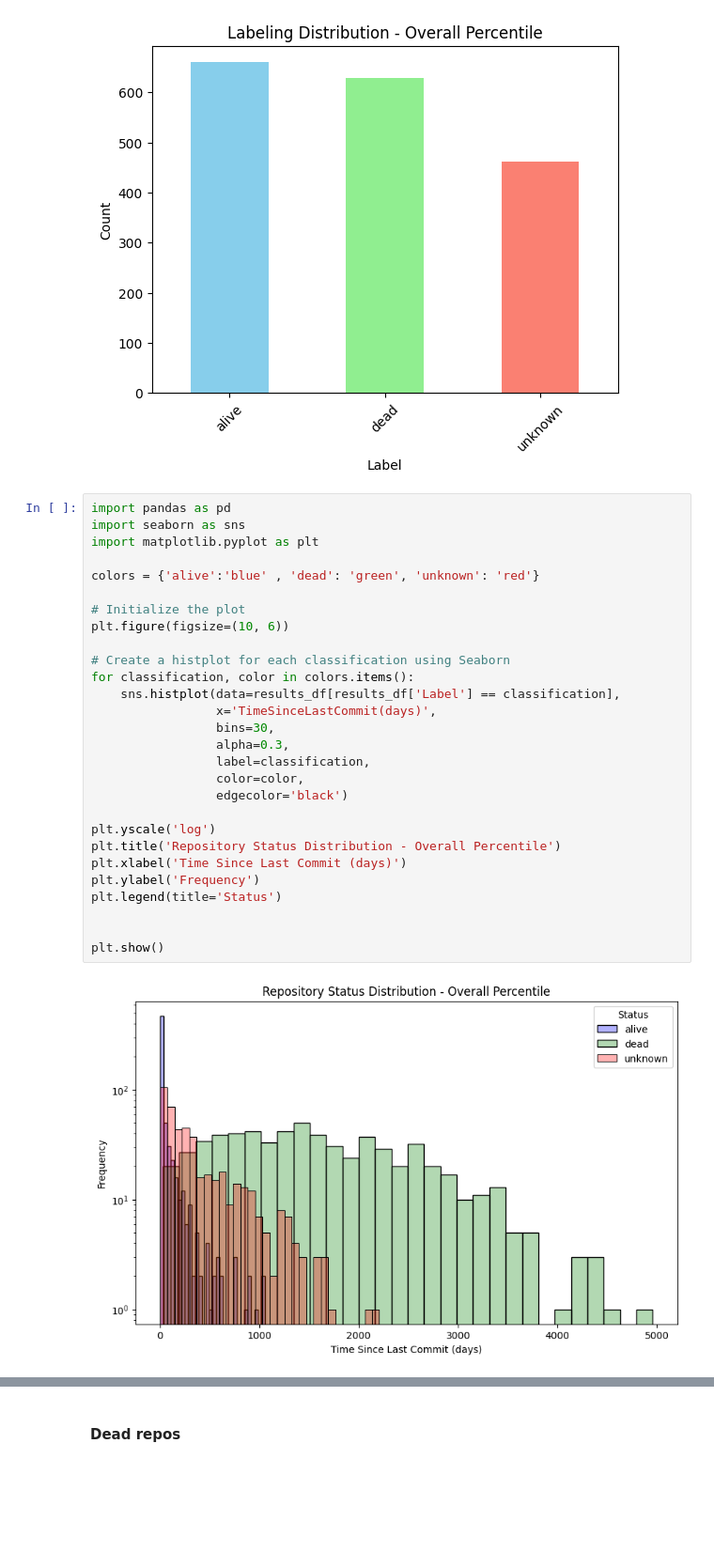
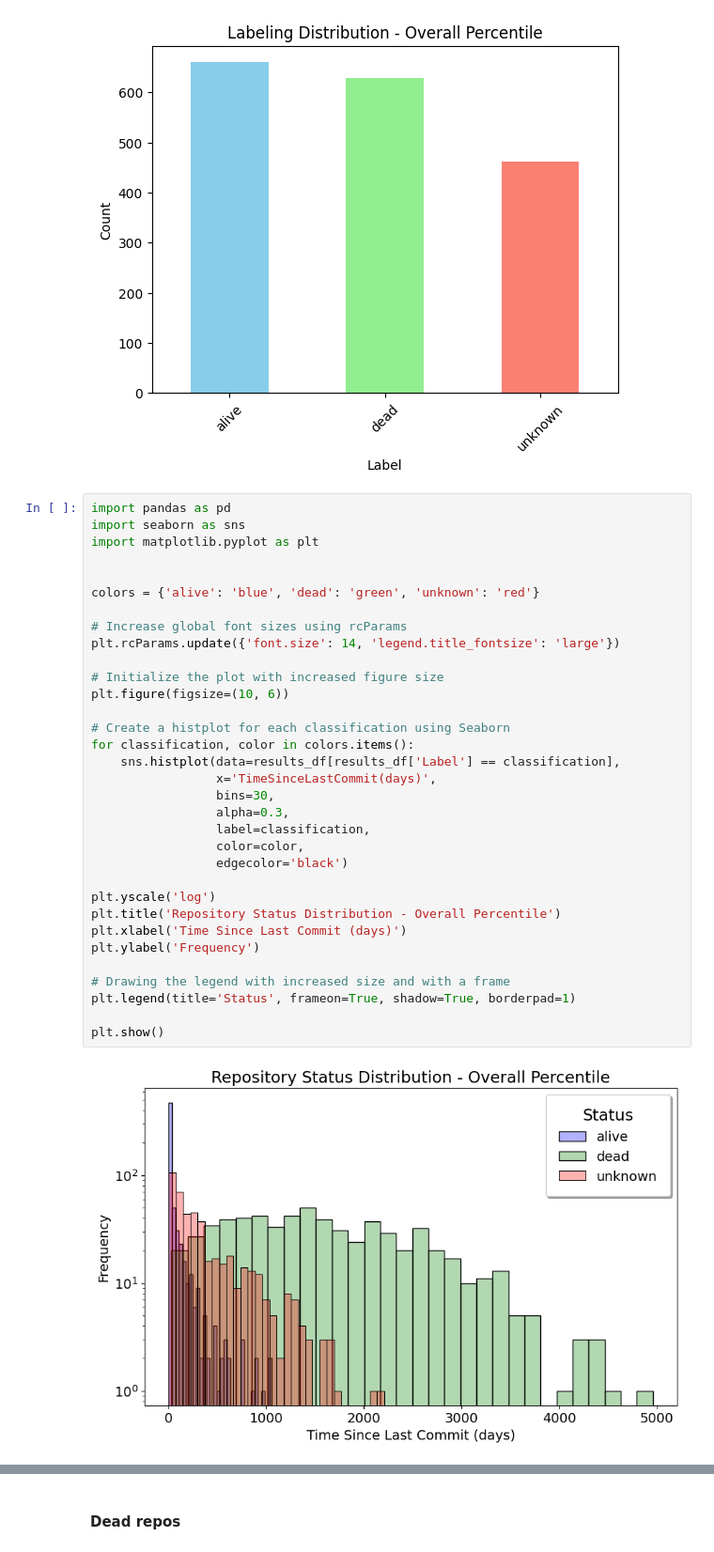
Before and after one commit to EthanFalcao/Github_Repo_EDA, a Jupyter notebook: repo_status_classification/graph_data_treshold(95thP).ipynb, the cells around one changed output, grey strips where cells are left out. Shown at 94% size. Cells and saved outputs as stored; diff of their text form; blank space fills up the shorter version.

Commit message:
fixed plots

```diff
--- a/repo_status_classification/graph_data_treshold(95thP).ipynb
+++ b/repo_status_classification/graph_data_treshold(95thP).ipynb
@@ -154,30 +154,35 @@ plt.show()
 # %%
 import pandas as pd
 import seaborn as sns
 import matplotlib.pyplot as plt
 
-colors = {'alive':'blue' , 'dead': 'green', 'unknown': 'red'}
 
-# Initialize the plot
+colors = {'alive': 'blue', 'dead': 'green', 'unknown': 'red'}
+
+# Increase global font sizes using rcParams
+plt.rcParams.update({'font.size': 14, 'legend.title_fontsize': 'large'})
+
+# Initialize the plot with increased figure size
 plt.figure(figsize=(10, 6))
 
 # Create a histplot for each classification using Seaborn
 for classification, color in colors.items():
     sns.histplot(data=results_df[results_df['Label'] == classification],
                  x='TimeSinceLastCommit(days)',
                  bins=30,
                  alpha=0.3,
                  label=classification,
                  color=color,
                  edgecolor='black')
 
 plt.yscale('log')
 plt.title('Repository Status Distribution - Overall Percentile')
 plt.xlabel('Time Since Last Commit (days)')
 plt.ylabel('Frequency')
-plt.legend(title='Status')
 
+# Drawing the legend with increased size and with a frame
+plt.legend(title='Status', frameon=True, shadow=True, borderpad=1)
 
 plt.show()
 # %% [output]
-[figure, old version]
+[figure, new version]
```
Also changed, not shown: parts of 1 cell of this notebook, 5 other files.
